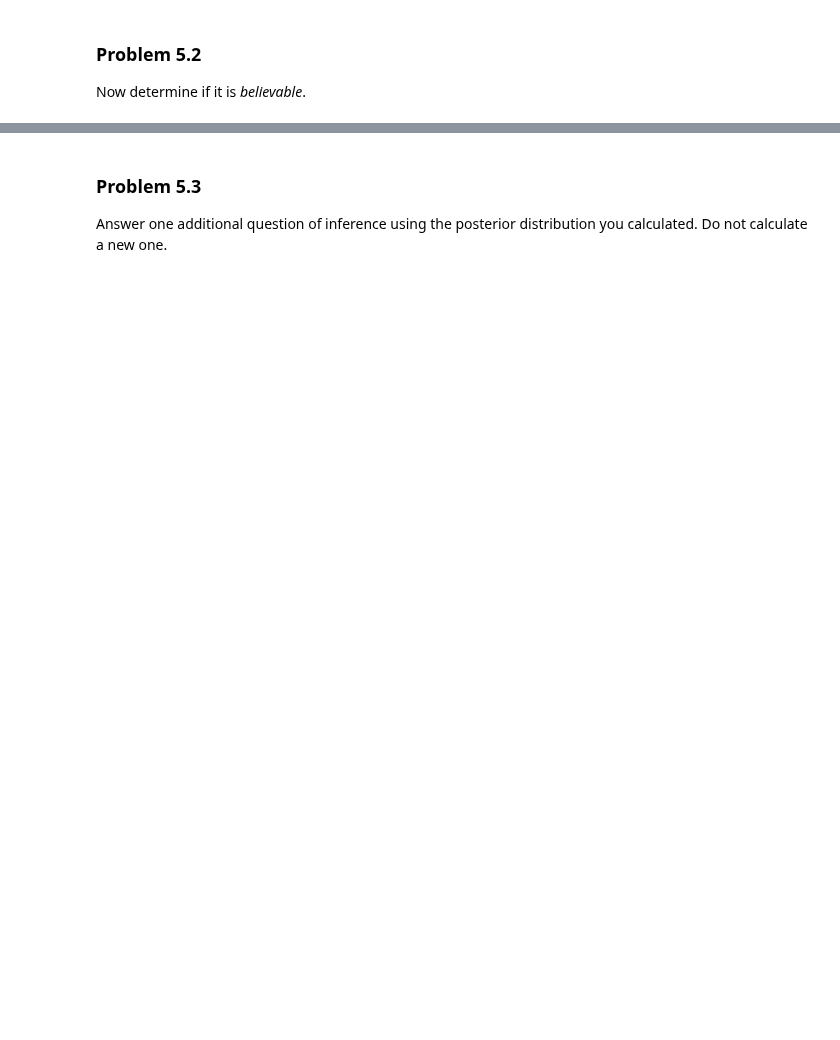
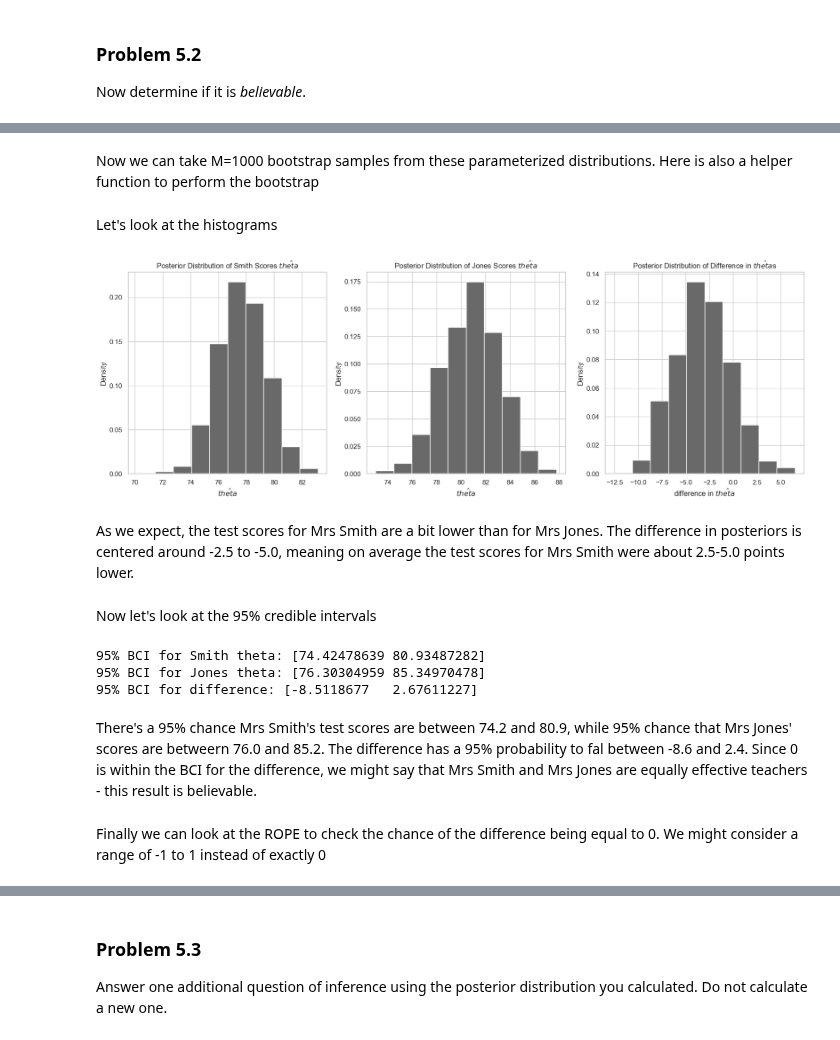
Before and after one commit to ansaridan/jhu-data-engineering-team-5, a Jupyter notebook: Problem_Set_4/Jhirsc21.ipynb, the cells around one changed output, grey strips where cells are left out. Drawn from its saved outputs; the diff is of its cells as text; code cells hidden in the pictures; blank space fills up the shorter version.

```diff
--- a/Problem_Set_4/Jhirsc21.ipynb
+++ b/Problem_Set_4/Jhirsc21.ipynb
@@ -699,0 +693,65 @@ Now determine if it is *believable*.
+# %%
+smith_a, smith_b = ((0-78) / 10), ((100-78) / 10)
+jones_a, jones_b = ((0-85) / 15), ((100-85) / 15)
+# %%
+smith_norm = stats.truncnorm(smith_a, smith_b, loc=78, scale=10)
+jones_norm = stats.truncnorm(jones_a, jones_b, loc=85, scale=15)
+# %% [markdown]
+Now we can take M=1000 bootstrap samples from these parameterized distributions. Here is also a helper function to perform the bootstrap
+# %%
+def para_bootstrap(dist, func, n=100, size=30):
+    result = []
+    for _ in range(n):
+        sample = dist.rvs(size)
+        r = func(sample)
+        result.append(r)
+    return np.array(result)
+# %%
+smith_boot = para_bootstrap(smith_norm, np.mean, 1000, 30)
+jones_boot = para_bootstrap(jones_norm, np.mean, 1000, 25)
+difference = smith_boot - jones_boot
+# %% [markdown]
+Let's look at the histograms
+# %%
+figure = plt.figure(figsize=(20, 6))
+axes = figure.add_subplot(1, 3, 1)
+
+axes.hist(smith_boot, density=True, color="dimgray")
+axes.set_ylabel("Density")
+axes.set_xlabel("$\hat{theta}$")
+axes.set_title("Posterior Distribution of Smith Scores $\hat{theta}$")
+
+axes = figure.add_subplot(1, 3, 2)
+
+axes.hist(jones_boot, density=True, color="dimgray")
+axes.set_ylabel("Density")
+axes.set_xlabel("$\hat{theta}$")
+axes.set_title("Posterior Distribution of Jones Scores $\hat{theta}$")
+
+axes = figure.add_subplot(1, 3, 3)
+
+axes.hist(difference, density=True, color="dimgray")
+axes.set_ylabel("Density")
+axes.set_xlabel("difference in $\hat{theta}$")
+axes.set_title("Posterior Distribution of Difference in $\hat{theta}$s")
+
+plt.show()
+plt.close()
+# %% [output]
+[figure, added]
+# %% [markdown]
+As we expect, the test scores for Mrs Smith are a bit lower than for Mrs Jones. The difference in posteriors is centered around -2.5 to -5.0, meaning on average the test scores for Mrs Smith were about 2.5-5.0 points lower.
+# %% [markdown]
+Now let's look at the 95% credible intervals
+# %%
+print( "95% BCI for Smith theta:", stats.mstats.mquantiles(smith_boot, [0.025, 0.975]))
+print( "95% BCI for Jones theta:", stats.mstats.mquantiles(jones_boot, [0.025, 0.975]))
+print( "95% BCI for difference:", stats.mstats.mquantiles(difference, [0.025, 0.975]))
+# %% [output]
+95% BCI for Smith theta: [74.42478639 80.93487282]
+95% BCI for Jones theta: [76.30304959 85.34970478]
+95% BCI for difference: [-8.5118677   2.67611227]
+# %% [markdown]
+There's a 95% chance Mrs Smith's test scores are between 74.2 and 80.9, while 95% chance that Mrs Jones' scores are betweern 76.0 and 85.2. The difference has a 95% probability to fal between -8.6 and 2.4. Since 0 is within the BCI for the difference, we might say that Mrs Smith and Mrs Jones are equally effective teachers - this result is believable.
+# %% [markdown]
+Finally we can look at the ROPE to check the chance of the difference being equal to 0. We might consider a range of -1 to 1 instead of exactly 0
```
Also changed, not shown: parts of 18 cells of this notebook, 1 other file.
